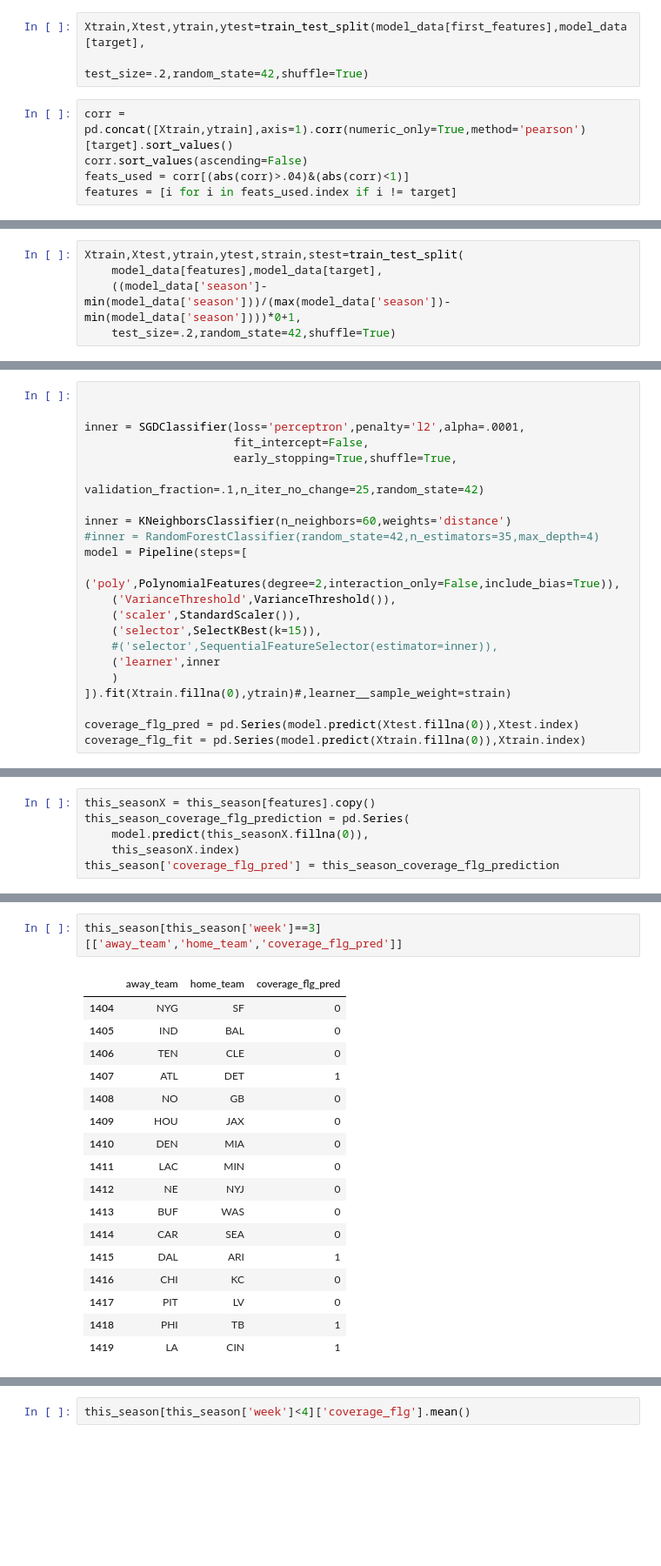
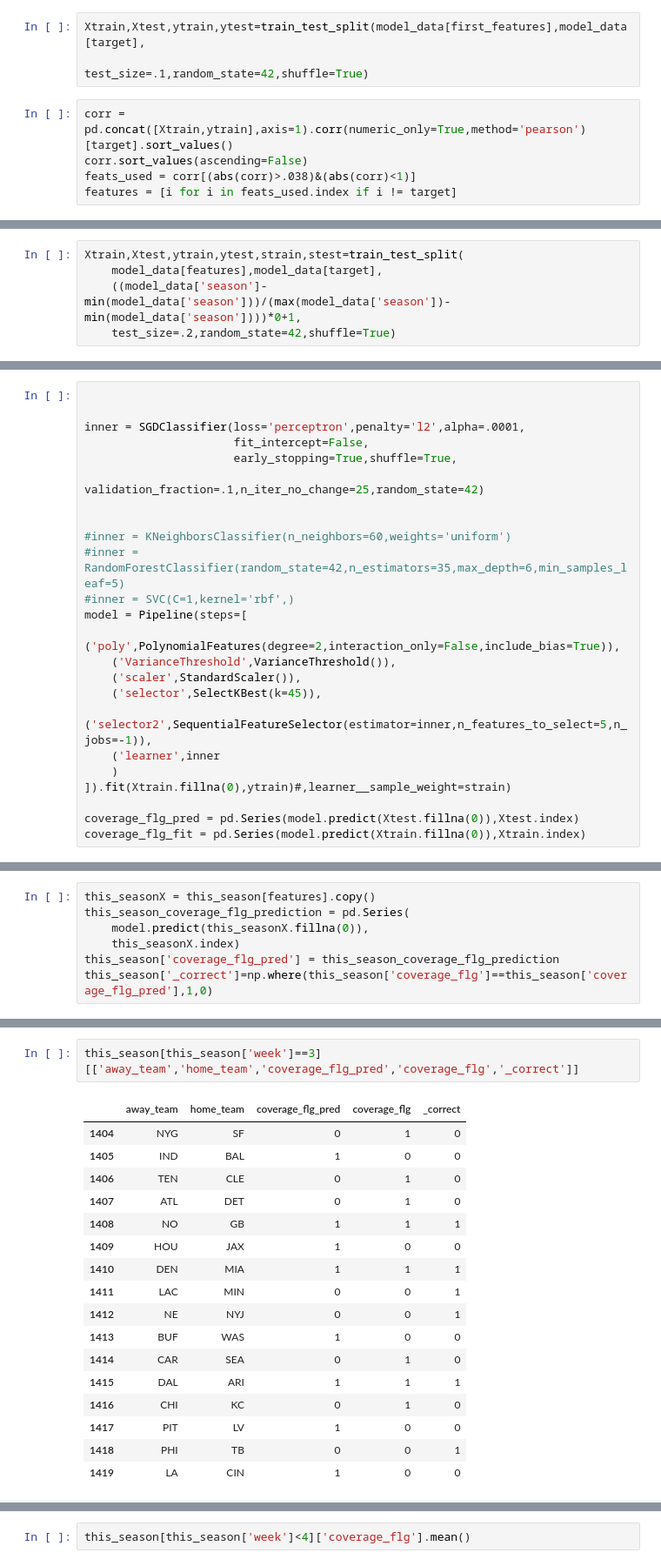
Before and after one commit to JLivingston01/pick-em, a Jupyter notebook: notebook_experiments/model_training_coverage_classifier.ipynb, the cells around one changed output, grey strips where cells are left out. Shown at 87% size. Drawn from its saved outputs; the diff is of its cells as text; blank space fills up the shorter version.

```diff
--- a/notebook_experiments/model_training_coverage_classifier.ipynb
+++ b/notebook_experiments/model_training_coverage_classifier.ipynb
@@ -44,9 +44,9 @@ spread = 'spread_line'
 result = 'result'
 # %%
 Xtrain,Xtest,ytrain,ytest=train_test_split(model_data[first_features],model_data[target],
-                                           test_size=.2,random_state=42,shuffle=True)
+                                           test_size=.1,random_state=42,shuffle=True)
 # %%
 corr = pd.concat([Xtrain,ytrain],axis=1).corr(numeric_only=True,method='pearson')[target].sort_values()
 corr.sort_values(ascending=False)
-feats_used = corr[(abs(corr)>.04)&(abs(corr)<1)]
+feats_used = corr[(abs(corr)>.038)&(abs(corr)<1)]
 features = [i for i in feats_used.index if i != target]
@@ -130,14 +148,16 @@ inner = SGDClassifier(loss='perceptron',penalty='l2',alpha=.0001,
                       early_stopping=True,shuffle=True,
                       validation_fraction=.1,n_iter_no_change=25,random_state=42)
 
-inner = KNeighborsClassifier(n_neighbors=60,weights='distance')
-#inner = RandomForestClassifier(random_state=42,n_estimators=35,max_depth=4)
+
+#inner = KNeighborsClassifier(n_neighbors=60,weights='uniform')
+#inner = RandomForestClassifier(random_state=42,n_estimators=35,max_depth=6,min_samples_leaf=5)
+#inner = SVC(C=1,kernel='rbf',)
 model = Pipeline(steps=[
     ('poly',PolynomialFeatures(degree=2,interaction_only=False,include_bias=True)),
     ('VarianceThreshold',VarianceThreshold()),
     ('scaler',StandardScaler()),
-    ('selector',SelectKBest(k=15)),
-    #('selector',SequentialFeatureSelector(estimator=inner)),
+    ('selector',SelectKBest(k=45)),
+    ('selector2',SequentialFeatureSelector(estimator=inner,n_features_to_select=5,n_jobs=-1)),
     ('learner',inner
     )
 ]).fit(Xtrain.fillna(0),ytrain)#,learner__sample_weight=strain)
@@ -235,5 +264,6 @@ this_season_coverage_flg_prediction = pd.Series(
     model.predict(this_seasonX.fillna(0)),
     this_seasonX.index)
 this_season['coverage_flg_pred'] = this_season_coverage_flg_prediction
+this_season['_correct']=np.where(this_season['coverage_flg']==this_season['coverage_flg_pred'],1,0)
 # %%
 
@@ -279,21 +309,21 @@ this_season[this_season['week']==2][['away_team','home_team','coverage_flg_pred'
 # %%
-this_season[this_season['week']==3][['away_team','home_team','coverage_flg_pred']]
+this_season[this_season['week']==3][['away_team','home_team','coverage_flg_pred','coverage_flg','_correct']]
 # %% [output]
-|  | away_team | home_team | coverage_flg_pred |
-| 1404 | NYG | SF | 0 |
-| 1405 | IND | BAL | 0 |
-| 1406 | TEN | CLE | 0 |
-| 1407 | ATL | DET | 1 |
-| 1408 | NO | GB | 0 |
-| 1409 | HOU | JAX | 0 |
-| 1410 | DEN | MIA | 0 |
-| 1411 | LAC | MIN | 0 |
-| 1412 | NE | NYJ | 0 |
-| 1413 | BUF | WAS | 0 |
-| 1414 | CAR | SEA | 0 |
-| 1415 | DAL | ARI | 1 |
-| 1416 | CHI | KC | 0 |
-| 1417 | PIT | LV | 0 |
-| 1418 | PHI | TB | 1 |
-| 1419 | LA | CIN | 1 |
+|  | away_team | home_team | coverage_flg_pred | coverage_flg | _correct |
+| 1404 | NYG | SF | 0 | 1 | 0 |
+| 1405 | IND | BAL | 1 | 0 | 0 |
+| 1406 | TEN | CLE | 0 | 1 | 0 |
+| 1407 | ATL | DET | 0 | 1 | 0 |
+| 1408 | NO | GB | 1 | 1 | 1 |
+| 1409 | HOU | JAX | 1 | 0 | 0 |
+| 1410 | DEN | MIA | 1 | 1 | 1 |
+| 1411 | LAC | MIN | 0 | 0 | 1 |
+| 1412 | NE | NYJ | 0 | 0 | 1 |
+| 1413 | BUF | WAS | 1 | 0 | 0 |
+| 1414 | CAR | SEA | 0 | 1 | 0 |
+| 1415 | DAL | ARI | 1 | 1 | 1 |
+| 1416 | CHI | KC | 0 | 1 | 0 |
+| 1417 | PIT | LV | 1 | 0 | 0 |
+| 1418 | PHI | TB | 0 | 0 | 1 |
+| 1419 | LA | CIN | 1 | 0 | 0 |
 # %%
```
Also changed, not shown: parts of 14 cells of this notebook, 7 other files.
